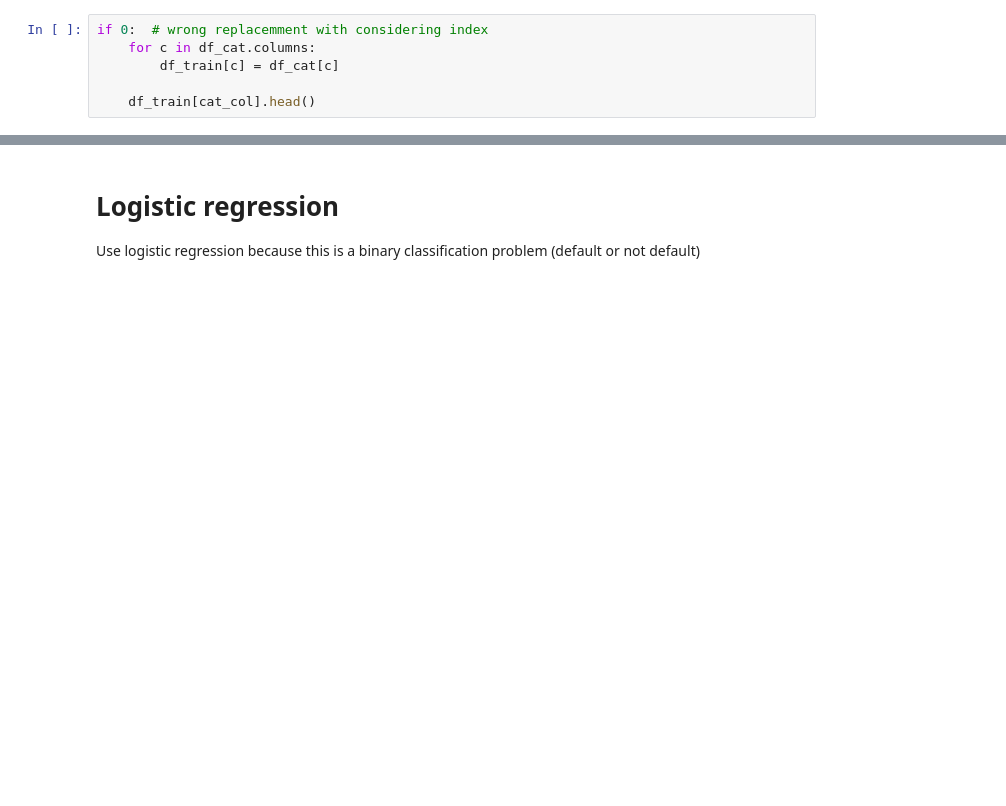
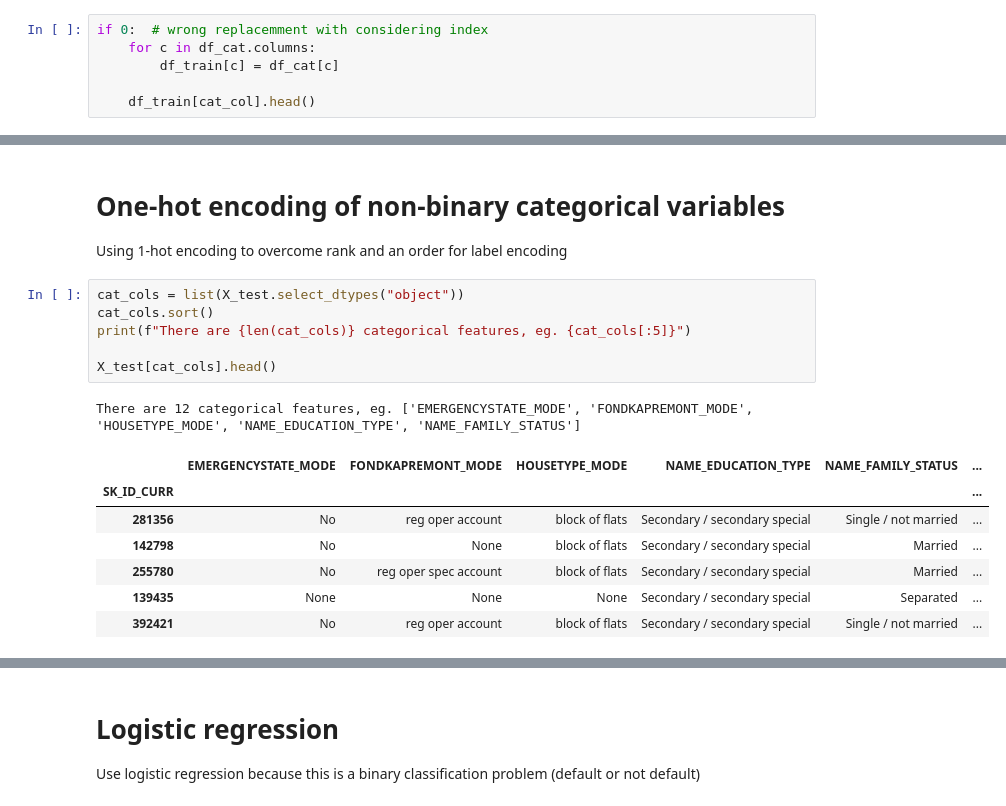
Before and after one commit to VincentChong123/kaggle-home-credit-default-risk, a Jupyter notebook: 2018/predict.ipynb, the cells around one changed output, grey strips where cells are left out. Drawn from its saved outputs; the diff is of its cells as text; blank space fills up the shorter version.

```diff
--- a/2018/predict.ipynb
+++ b/2018/predict.ipynb
@@ -153,0 +250,19 @@ if 0:  # wrong replacemment with considering index
+# %% [markdown]
+# One-hot encoding of non-binary categorical variables
+
+Using 1-hot encoding to overcome rank and an order for label encoding
+# %%
+cat_cols = list(X_test.select_dtypes("object"))
+cat_cols.sort()
+print(f"There are {len(cat_cols)} categorical features, eg. {cat_cols[:5]}")
+
+X_test[cat_cols].head()
+# %% [output]
+There are 12 categorical features, eg. ['EMERGENCYSTATE_MODE', 'FONDKAPREMONT_MODE', 'HOUSETYPE_MODE', 'NAME_EDUCATION_TYPE', 'NAME_FAMILY_STATUS']
+|  | EMERGENCYSTATE_MODE | FONDKAPREMONT_MODE | HOUSETYPE_MODE | NAME_EDUCATION_TYPE | NAME_FAMILY_STATUS | ... |
+| SK_ID_CURR |  |  |  |  |  | ... |
+| 281356 | No | reg oper account | block of flats | Secondary / secondary special | Single / not married | ... |
+| 142798 | No | None | block of flats | Secondary / secondary special | Married | ... |
+| 255780 | No | reg oper spec account | block of flats | Secondary / secondary special | Married | ... |
+| 139435 | None | None | None | Secondary / secondary special | Separated | ... |
+| 392421 | No | reg oper account | block of flats | Secondary / secondary special | Single / not married | ... |
```
Also changed, not shown: parts of 27 cells of this notebook, 1 other file.
